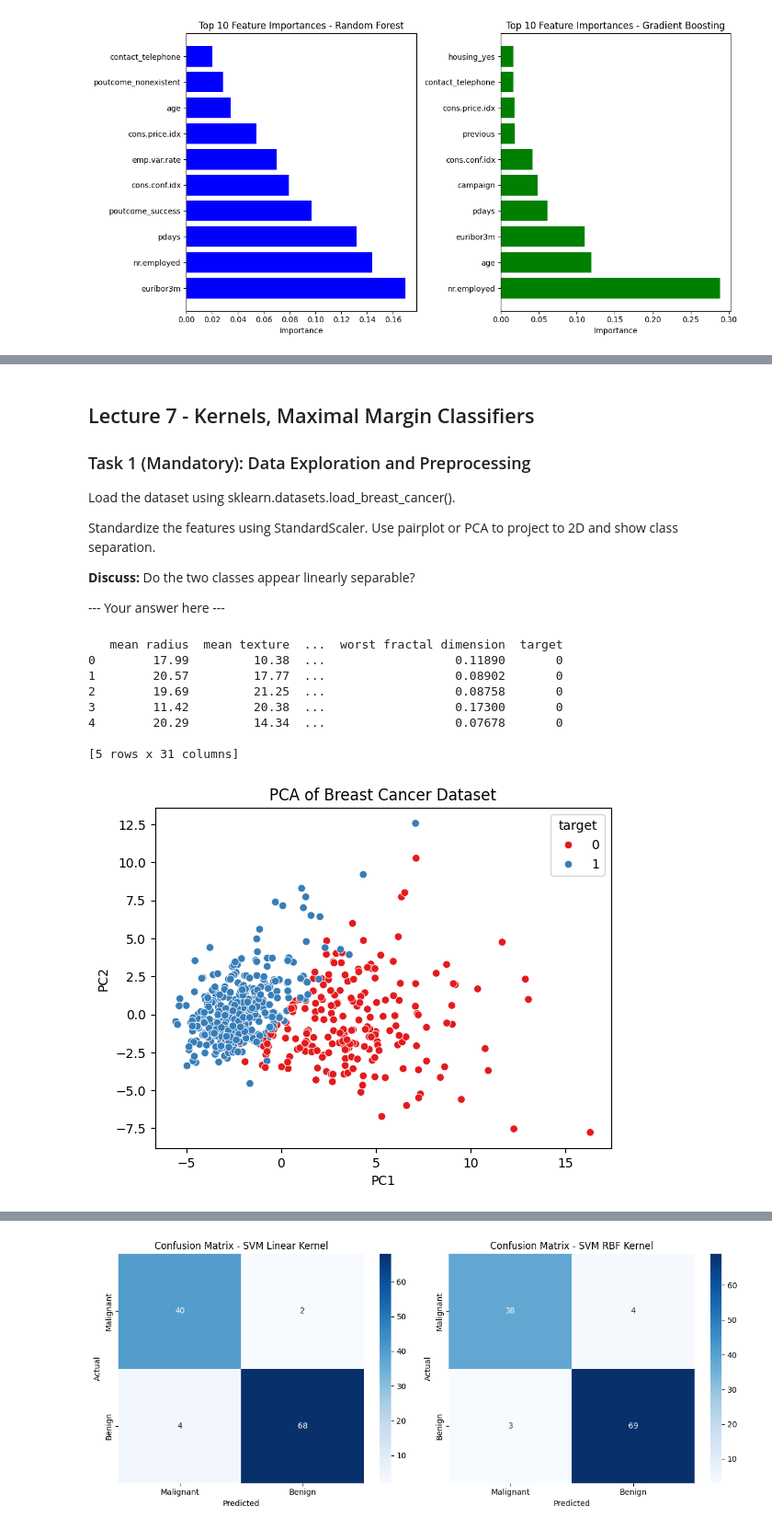
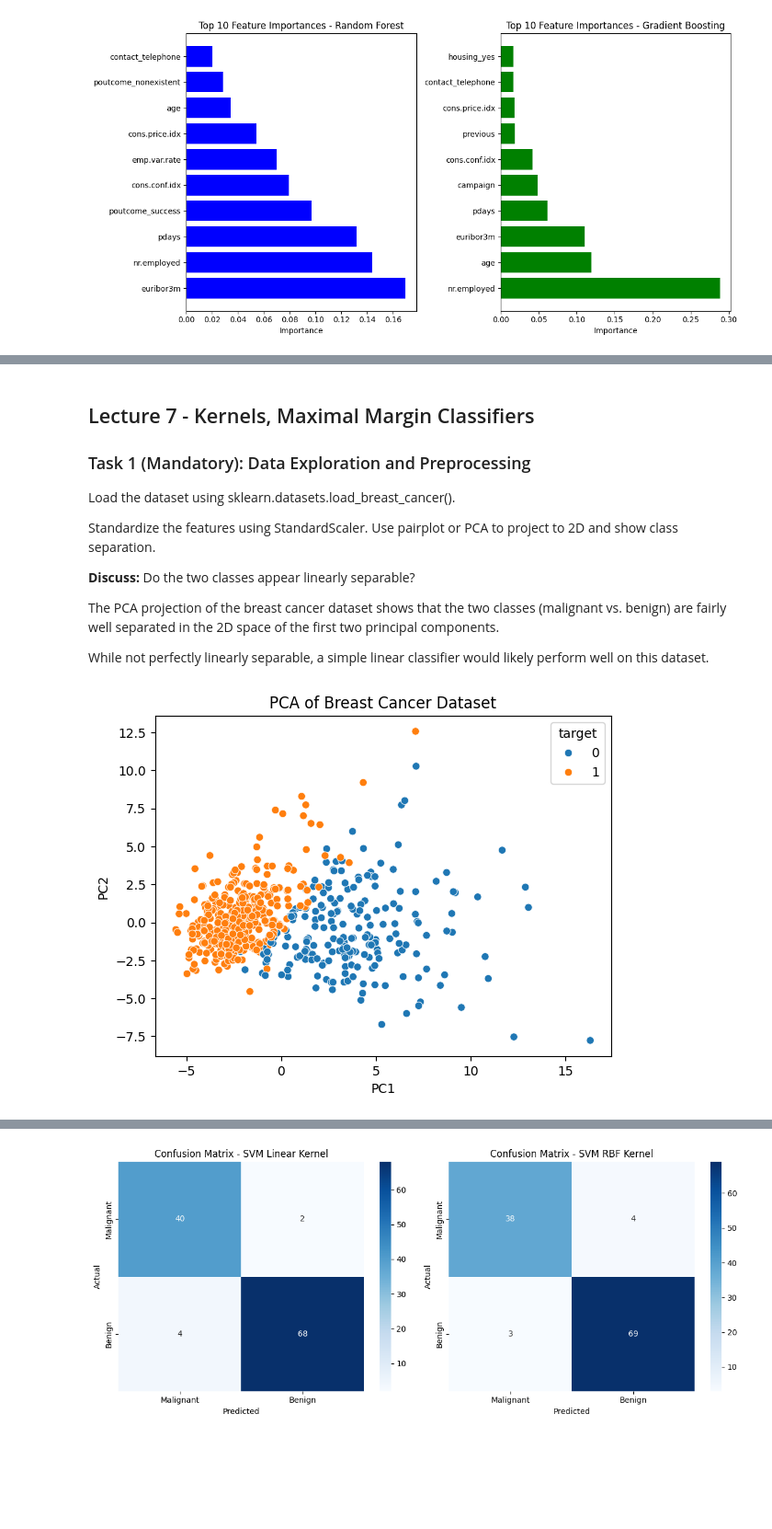
Before and after one commit to animittt/machine-learning-assignments, a Jupyter notebook: Assignment3-2025/am225pt_A3.ipynb, the cells around one changed output, grey strips where cells are left out. Shown at 92% size. Cells and saved outputs as stored; diff of their text form; code cells hidden in the pictures; blank space fills up the shorter version.

```diff
--- a/Assignment3-2025/am225pt_A3.ipynb
+++ b/Assignment3-2025/am225pt_A3.ipynb
@@ -355,44 +416,37 @@ Use pairplot or PCA to project to 2D and show class separation.
 
 **Discuss:** Do the two classes appear linearly separable?
 
---- Your answer here ---
+The PCA projection of the breast cancer dataset shows that the two classes (malignant vs. benign) are fairly well separated in the 2D space of the first two principal components.
+
+While not perfectly linearly separable, a simple linear classifier would likely perform well on this dataset.
 # %%
 import sklearn.datasets
+from sklearn.model_selection import train_test_split
+from sklearn.preprocessing import StandardScaler
+from sklearn.decomposition import PCA
+from matplotlib import pyplot as plt
 import pandas as pd
-from matplotlib import pyplot as plt
-from sklearn.model_selection import train_test_split
+import seaborn as sns
 
 dataset =  sklearn.datasets.load_breast_cancer()
 df_cancer = pd.DataFrame(data=dataset.data, columns=dataset.feature_names)
 df_cancer['target'] = dataset.target
-print(df_cancer.head())
 
-from sklearn.preprocessing import StandardScaler
 scaler = StandardScaler()
 X_cancer = scaler.fit_transform(df_cancer.drop('target', axis=1))
-from sklearn.decomposition import PCA
 pca = PCA(n_components=2)
 X_cancer_pca = pca.fit_transform(X_cancer)
-import seaborn as sns
 df_cancer_pca = pd.DataFrame(data=X_cancer_pca, columns=['PC1', 'PC2'])
 df_cancer_pca['target'] = df_cancer['target']
-sns.scatterplot(data=df_cancer_pca, x='PC1', y='PC2', hue='target', palette='Set1')
+sns.scatterplot(data=df_cancer_pca, x='PC1', y='PC2', hue='target')
 plt.title('PCA of Breast Cancer Dataset')
 plt.show()
 
 X_cancer_train, X_cancer_test, y_cancer_train, y_cancer_test = train_test_split(
     X_cancer_pca, df_cancer['target'], test_size=0.2, random_state=42, stratify=df_cancer['target']
 )
 # %% [output]
-   mean radius  mean texture  ...  worst fractal dimension  target
-0        17.99         10.38  ...                  0.11890       0
-1        20.57         17.77  ...                  0.08902       0
-2        19.69         21.25  ...                  0.08758       0
-3        11.42         20.38  ...                  0.17300       0
-4        20.29         14.34  ...                  0.07678       0
-
-[5 rows x 31 columns]
-[figure, old version]
+[figure, new version]
 # %% [markdown]
 ### Task 2 (Mandatory): Train Linear and RBF SVMs
 
```
Also changed, not shown: parts of 27 cells of this notebook.
